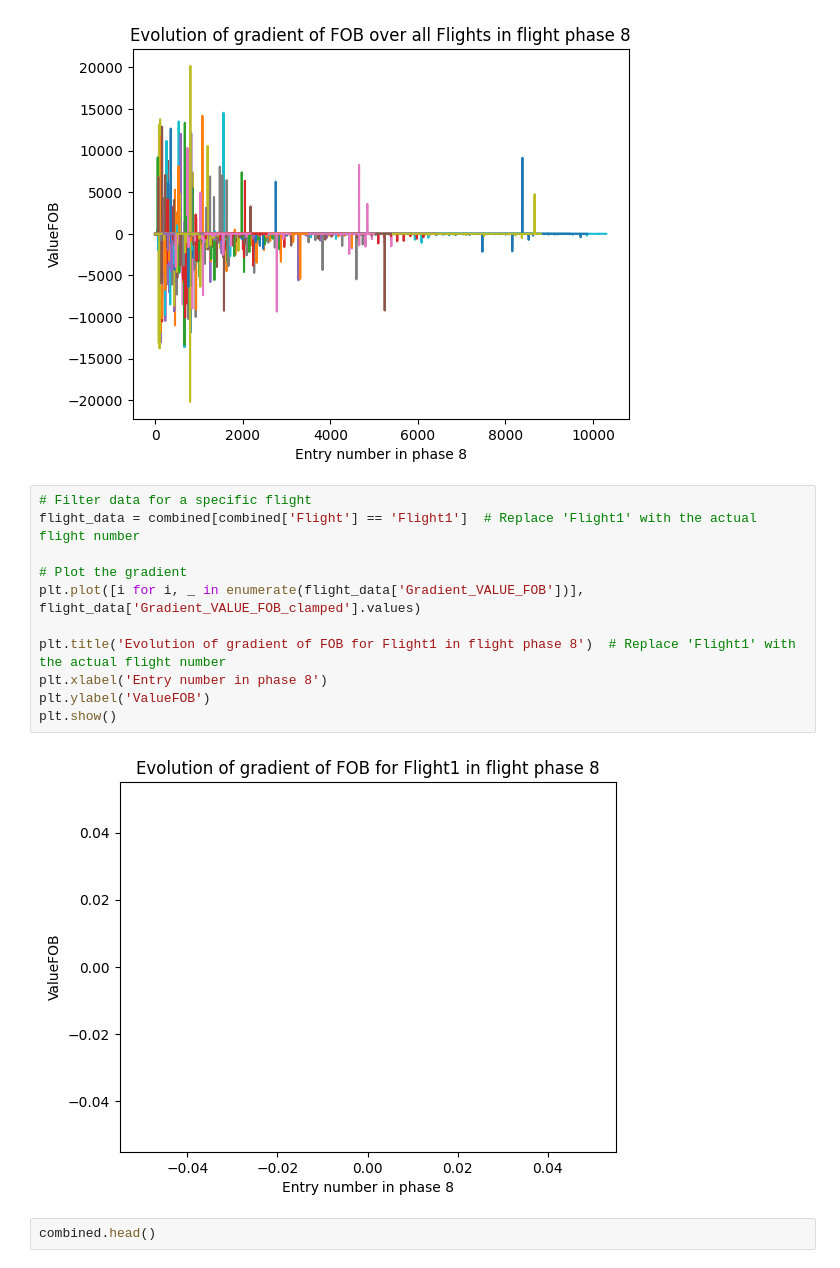
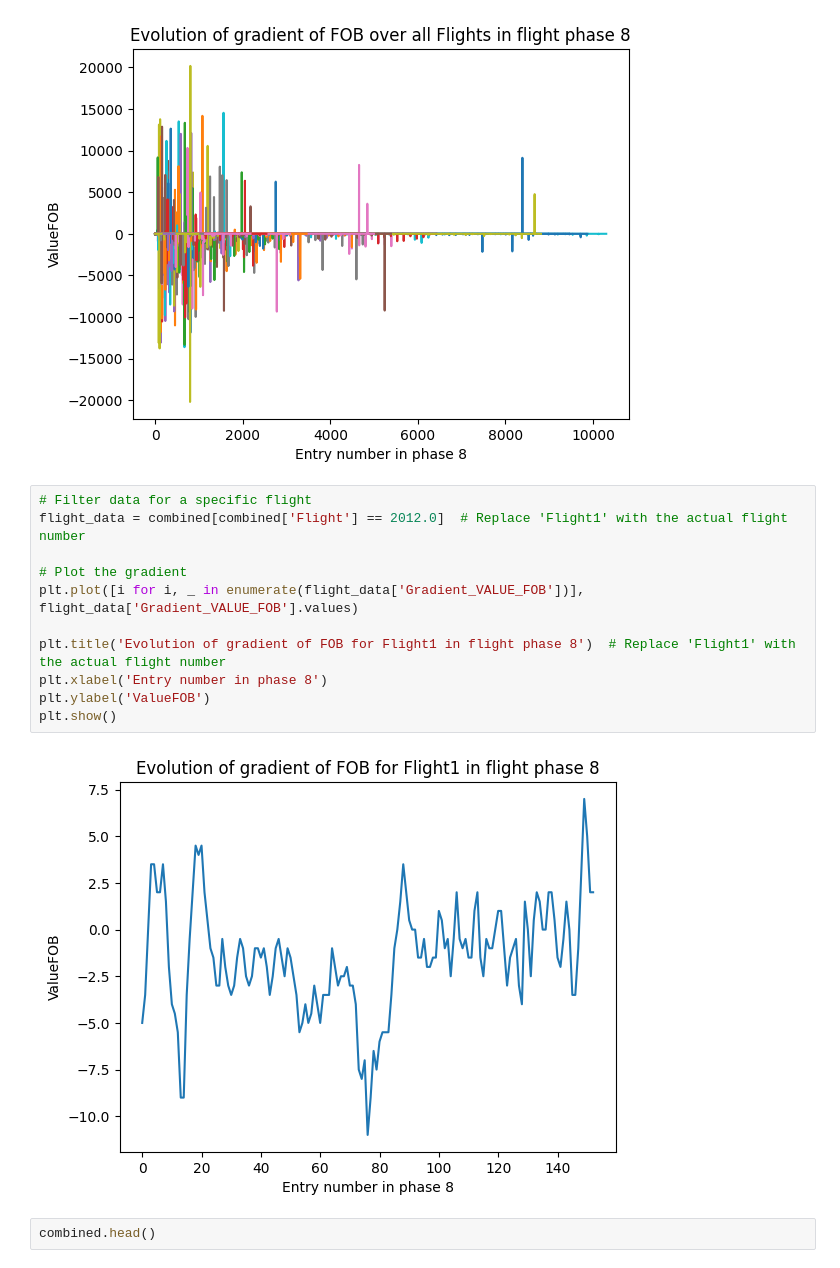
Before and after one commit to badek23/AirbusFuelLeaks, a Jupyter notebook: Phase8.ipynb, the cells around one changed output. Drawn from its saved outputs; the diff is of its cells as text.

```diff
--- a/Phase8.ipynb
+++ b/Phase8.ipynb
@@ -249,17 +249,17 @@ plt.show()
 [figure]
 # %%
 # Filter data for a specific flight
-flight_data = combined[combined['Flight'] == 'Flight1']  # Replace 'Flight1' with the actual flight number
+flight_data = combined[combined['Flight'] == 2012.0]  # Replace 'Flight1' with the actual flight number
 
 # Plot the gradient
-plt.plot([i for i, _ in enumerate(flight_data['Gradient_VALUE_FOB'])], flight_data['Gradient_VALUE_FOB_clamped'].values)
+plt.plot([i for i, _ in enumerate(flight_data['Gradient_VALUE_FOB'])], flight_data['Gradient_VALUE_FOB'].values)
 
 plt.title('Evolution of gradient of FOB for Flight1 in flight phase 8')  # Replace 'Flight1' with the actual flight number
 plt.xlabel('Entry number in phase 8')
 plt.ylabel('ValueFOB')
 plt.show()
 # %% [output]
-[figure, old version]
+[figure, new version]
 # %%
 combined.head()
 # %% [output]
```
